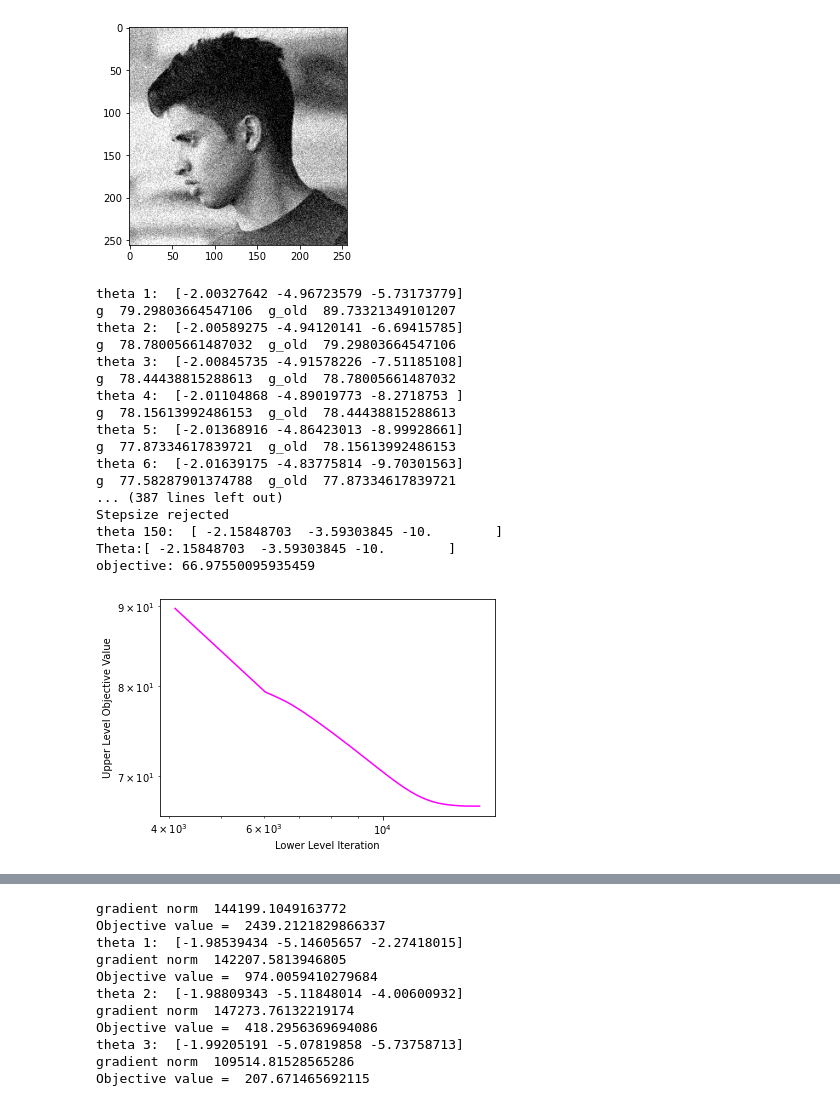
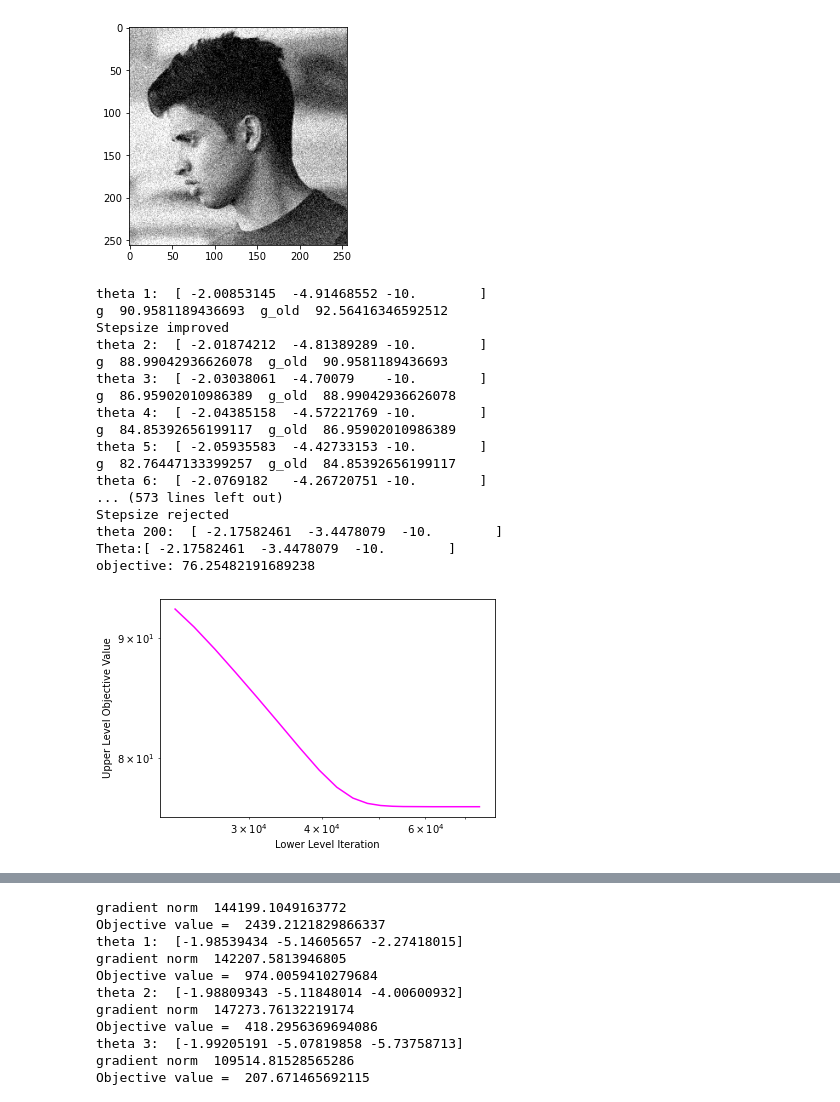
Before and after one commit to MohammadSadeghSalehi/Bilevel, a Jupyter notebook: Codes/Bilevel.ipynb, the cells around one changed output, grey strips where cells are left out. Cells and saved outputs as stored; diff of their text form; code cells hidden in the pictures.

```diff
--- a/Codes/Bilevel.ipynb
+++ b/Codes/Bilevel.ipynb
@@ -258,6 +307,7 @@ np.savez('1dData.npz', X=X, y=NoisyData)
 # %%
 #2D TV
 #Denoising
+#DFO-FISTA fixed accuracy
 from functools import partial
 from optparse import Option
 import numpy as np
@@ -265,9 +315,10 @@ import scipy.optimize as op
 import dfols as dfo
 from PIL import Image
 import matplotlib.pyplot as plt
+import time
 
-class DFO_FISTA:
-    def __init__(self, A, b, y, x0, L, mu, alpha,nu, xi, max_iter=3000, tol=1e-6):
+class DFO_FISTA_FixedAccuracy:
+    def __init__(self, A, b, y, x0, L, mu, alpha,nu, xi, max_iter=2000, tol=1e-6):
         # A is the forward operator
         #b is the ground truth
         # y is the noisy image
@@ -293,6 +344,9 @@ class DFO_FISTA:
         self.upperVal = []
         self.lowerIter = []
         self.lowerIterSum = 0
+        self.uppersolver = dfo.DFO()
+        self.upperTime = []
+        self.uppertimesum = 0
     def FISTA(self, alpha,nu,xi,i):
         # Algorithm for solving the lower-level problem
         x = self.x0[i,:]
@@ -327,7 +381,8 @@ class DFO_FISTA:
         user_params = {'logging.save_diagnostic_info': True}
         user_params['logging.save_xk'] = True
         # Save diagnostic info to CSV
-        soln = dfo.solve(self.UpperLevel, np.array([self.alpha, self.nu, self.xi]),bounds=(-7*np.ones(3),7*np.ones(3)),rhoend=1e-8,print_progress=True,maxfun=150,user_params=user_params)
+        self.uppertimesum = time.time()
+        soln = self.uppersolver.solve(self.UpperLevel, np.array([self.alpha, self.nu, self.xi]),bounds=(-7*np.ones(3),7*np.ones(3)),rhoend=1e-6,print_progress=True,maxfun=150,user_params=user_params)
         soln.diagnostic_info.to_csv('DFOdetail.csv')
 
         return soln
@@ -373,9 +428,17 @@ class DFO_FISTA:
         # FISTA
         UL = []
         for i in range(np.shape(self.b)[2]):
-            UL.append(np.linalg.norm(self.FISTA(alpha,nu,xi,i)- np.squeeze(np.asarray(self.b[:,:,i].flatten()))))
-        self.upperVal.append(np.sum(UL))
-        self.lowerIter.append(self.lowerIterSum)
+            UL.append(np.sqrt(1/np.shape(self.b)[2])*np.linalg.norm(self.FISTA(alpha,nu,xi,i)- np.squeeze(np.asarray(self.b[:,:,i].flatten()))))
+
+
+        if self.uppersolver.funVal==0 or self.uppersolver.funVal==None:
+            Usquared = [r**2 for r in UL]
+            self.upperVal.append(np.sum(Usquared))
+            self.lowerIter.append(self.lowerIterSum)
+        if self.uppersolver.funVal!=0:
+            self.upperVal.append(self.uppersolver.funVal)
+            self.lowerIter.append(self.lowerIterSum)
+        self.upperTime.append(time.time()-self.uppertimesum)
         #LBFGS
         # UL = []
         # for i in range(np.shape(self.b)[2]):
@@ -399,19 +462,20 @@ path = '/Users/sadegh/Downloads/Humans/256*256'
 data = np.load(path+ '/' +'Data.npz')
 b = data['X']
 b = b/255
-b = b[:,:,0:10]
-x0 = np.random.rand(np.shape(b)[0],np.shape(b)[1])
-
+b = b[:,:,0:25]
+#x0 = np.random.rand(np.shape(b)[0],np.shape(b)[1])
 A = np.eye(b.shape[1])
 NoisyData = np.load(path+ '/' +'DataNoisy2.npz')
 y = NoisyData['y']
 y = y/255
-y = y[:,:,0:10]
+x0 = y[:,:,1]
+y = y[:,:,0:25]
 
-Bilevel = DFO_FISTA(A, b, y, x0, 0.1, 1.2, -2,-5,-4)
+Bilevel = DFO_FISTA_FixedAccuracy(A, b, y, x0, 0.1, 1.2, -2,-5,-4)
 result = Bilevel.DFO()
 thetaOptimal = result.x
 print("Theta:" +str(thetaOptimal))
+np.savez('DFO_FISTA_Fixed_High.npz',lowerIter=Bilevel.lowerIter,upperVal=Bilevel.upperVal,upperTime=Bilevel.upperTime)
 
 plt.plot(Bilevel.lowerIter,Bilevel.upperVal,color='magenta')
 plt.xlabel('Lower Level Iteration')
@@ -783,53 +859,54 @@ class HOAG:
 # %%
 path = '/Users/sadegh/Downloads/Humans/256*256'
 
 #np.random.seed(0)
 
 data = np.load(path+ '/' +'Data.npz')
 b = data['X']
 b = b/255
-b = b[:,:,0:5]
+b = b[:,:,0:25]
 
 A = np.eye(b.shape[1])
 NoisyData = np.load(path+ '/' +'DataNoisy2.npz')
 y = NoisyData['y']
 y = y/255
 x0 = y[:,:,1]
 #np.random.rand(np.shape(b)[0],np.shape(b)[1])
-y = y[:,:,0:5]
+y = y[:,:,0:25]
 
 
 
-Bilevel = HOAG(A, b, y, x0, 0.1, 1.2, -2,-5,-4)
+Bilevel = HOAG(A, b, y, x0, 0.1, 1.2, -2,-5,-9)
 result = Bilevel.solver()
 thetaOptimal = result
 print("Theta:" +str(thetaOptimal))
+np.savez('HOAG_quadratic.npz',lowerIter=Bilevel.lowerIter,upperObjective=Bilevel.upperObjective,upperTime=Bilevel.upperTime,lowerTime=Bilevel.lowerTime,alphaHistory=Bilevel.alphaHisotry,nuHistory=Bilevel.nuHistory,xiHistory=Bilevel.xiHistory)
 
 print("objective: " + str(Bilevel.upperObjective[-1]))
 plt.plot(Bilevel.lowerIter,Bilevel.upperObjective,color='magenta')
 plt.xlabel('Lower Level Iteration')
 plt.ylabel('Upper Level Objective Value')
 plt.xscale('log')
 plt.yscale('log')
 # %% [output]
-theta 1:  [-2.00327642 -4.96723579 -5.73173779]
-g  79.29803664547106  g_old  89.73321349101207
-theta 2:  [-2.00589275 -4.94120141 -6.69415785]
-g  78.78005661487032  g_old  79.29803664547106
-theta 3:  [-2.00845735 -4.91578226 -7.51185108]
-g  78.44438815288613  g_old  78.78005661487032
-theta 4:  [-2.01104868 -4.89019773 -8.2718753 ]
-g  78.15613992486153  g_old  78.44438815288613
-theta 5:  [-2.01368916 -4.86423013 -8.99928661]
-g  77.87334617839721  g_old  78.15613992486153
-theta 6:  [-2.01639175 -4.83775814 -9.70301563]
-g  77.58287901374788  g_old  77.87334617839721
-... (387 lines left out)
+theta 1:  [ -2.00853145  -4.91468552 -10.        ]
+g  90.9581189436693  g_old  92.56416346592512
+Stepsize improved
+theta 2:  [ -2.01874212  -4.81389289 -10.        ]
+g  88.99042936626078  g_old  90.9581189436693
+theta 3:  [ -2.03038061  -4.70079    -10.        ]
+g  86.95902010986389  g_old  88.99042936626078
+theta 4:  [ -2.04385158  -4.57221769 -10.        ]
+g  84.85392656199117  g_old  86.95902010986389
+theta 5:  [ -2.05935583  -4.42733153 -10.        ]
+g  82.76447133399257  g_old  84.85392656199117
+theta 6:  [ -2.0769182   -4.26720751 -10.        ]
+... (573 lines left out)
 Stepsize rejected
-theta 150:  [ -2.15848703  -3.59303845 -10.        ]
-Theta:[ -2.15848703  -3.59303845 -10.        ]
-objective: 66.97550095935459
+theta 200:  [ -2.17582461  -3.4478079  -10.        ]
+Theta:[ -2.17582461  -3.4478079  -10.        ]
+objective: 76.25482191689238
-[figure, old version]
+[figure, new version]
 # %%
 # Reconstruction HOAG
 from PIL import Image
```
Also changed, not shown: parts of 14 cells of this notebook.
